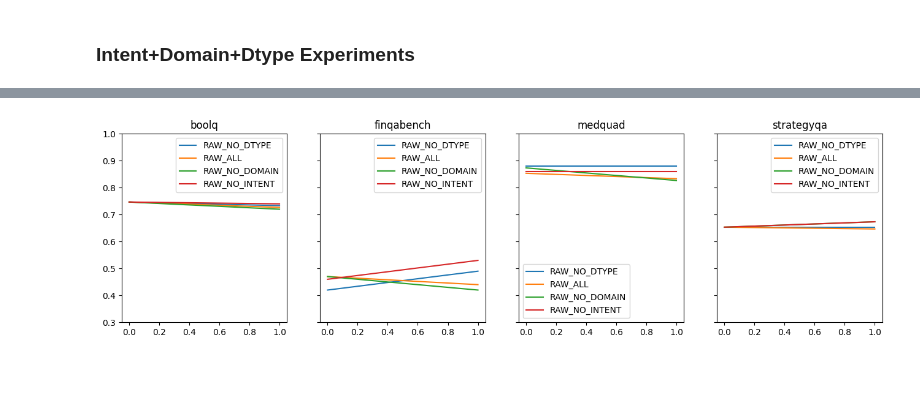
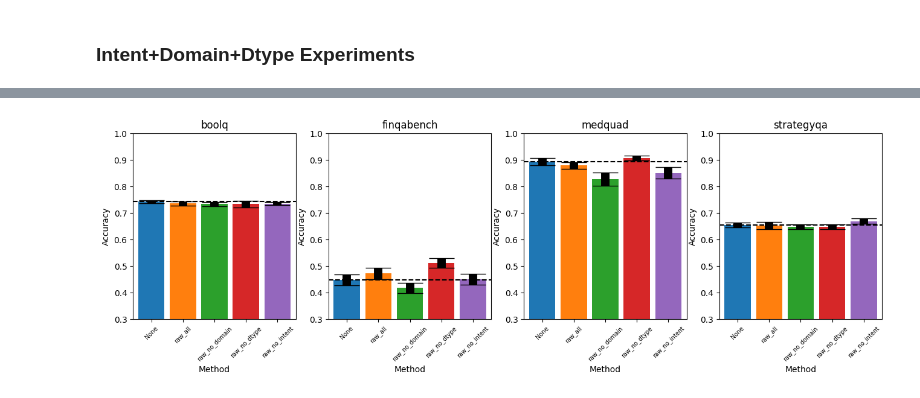
Before and after one commit to darktheorys/smartrag, a Jupyter notebook: notebooks/Scoring_and_Comparison.ipynb, the cells around one changed output, grey strips where cells are left out. Drawn from its saved outputs; the diff is of its cells as text; code cells hidden in the pictures; blank space fills up the shorter version.

```diff
--- a/notebooks/Scoring_and_Comparison.ipynb
+++ b/notebooks/Scoring_and_Comparison.ipynb
@@ -572,20 +609,55 @@ eval_df
-# %%
-import matplotlib.pyplot as plt
-
-fig, axes = plt.subplots(1, eval_df["dataset_name"].nunique(), figsize=(eval_df["dataset_name"].nunique() * 4, 4))
-
-for ax, (i, group_df) in zip(axes, eval_df.groupby(by=["dataset_name"])):
-    for _, row in group_df.iterrows():
-        ax.plot(
-            range(2),
-            [row["raw_accuracy"], row["analyzed_accuracy"]],
-            label=row["method"],
-        )
-        ax.set_ylim(0.3, 1)
-        ax.set_title(row["dataset_name"])
-        ax.legend()
-plt.show()
-# %% [output]
-[figure, removed]
+# %%
+import matplotlib.pyplot as plt
+
+fig, axes = plt.subplots(
+    1, eval_df["dataset_name"].nunique(), figsize=(eval_df["dataset_name"].nunique() * 4, 4), squeeze=False
+)
+
+for ax, (i, group_df) in zip(axes.T, eval_df.groupby(by=["dataset_name"])):
+    ax[0].bar([0], group_df.iloc[0]["raw_accuracy"], label="None", width=0.25, align="edge")
+    ax[0].errorbar(
+        [0.25 / 2],
+        group_df.iloc[0]["raw_accuracy"],
+        group_df.iloc[0]["raw_accuracy_std"],
+        capsize=15,
+        elinewidth=10,
+        color="black",
+    )
+    ax[0].plot([-0.05, 3], [group_df.iloc[0]["raw_accuracy"]] * 2, color="black", linestyle="--")
+
+    last_end_pos = 0.3
+    bar_spacing = 0.05
+    methods = []
+    ticks = [(0.25 / 2, "None")]
+    for idx, row in group_df.sort_values(by="method").iterrows():
+        methods.append(row["method"])
+        ticks.append((last_end_pos + 0.25 / 2, row["method"].casefold()))
+        ax[0].bar(
+            [last_end_pos],
+            [row["analyzed_accuracy"]],
+            label=row["method"],
+            align="edge",
+            width=0.25,
+        )
+        ax[0].errorbar(
+            [last_end_pos + 0.25 / 2],
+            [row["analyzed_accuracy"]],
+            [row["analyzed_accuracy_std"]],
+            capsize=15,
+            elinewidth=10,
+            color="black",
+        )
+        last_end_pos += 0.25 + bar_spacing
+
+    ax[0].set_ylim(0.3, 1)
+    ax[0].set_xlim(-0.05, last_end_pos)
+    ax[0].set_title(row["dataset_name"])
+    ax[0].set_ylabel("Accuracy")
+    ax[0].set_xlabel("Method")
+    ax[0].set_xticks(list(map(lambda x: x[0], ticks)), list(map(lambda x: x[1], ticks)), rotation=45, fontsize=7)
+plt.savefig("./data/figs/unfiltered.pdf")
+plt.show()
+# %% [output]
+[figure, added]
 # %%
 df.to_csv(f"./data/{dataset_name}_{experiment}+eval.csv", index=False)
```
Also changed, not shown: parts of 9 cells of this notebook, 7 other files.
